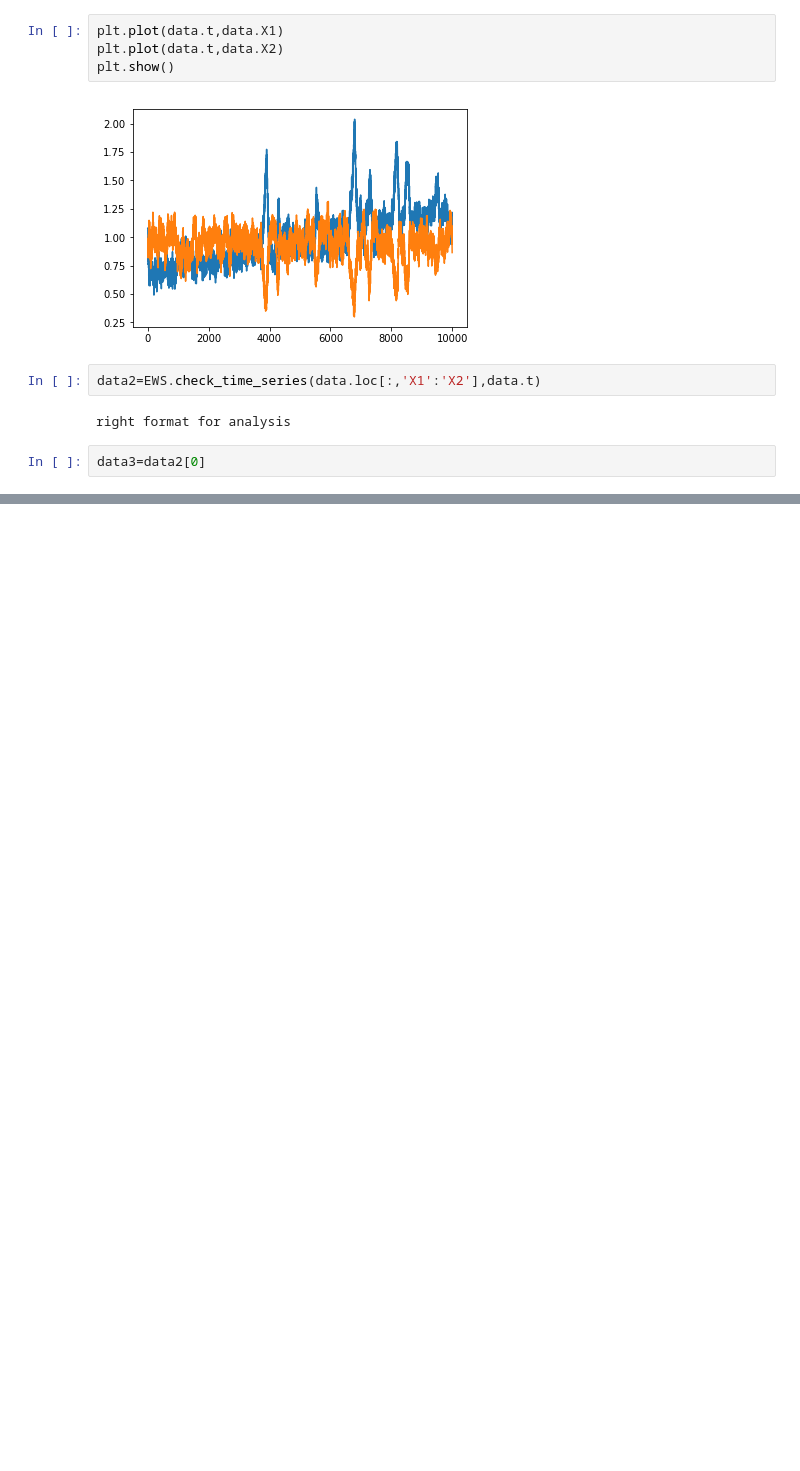
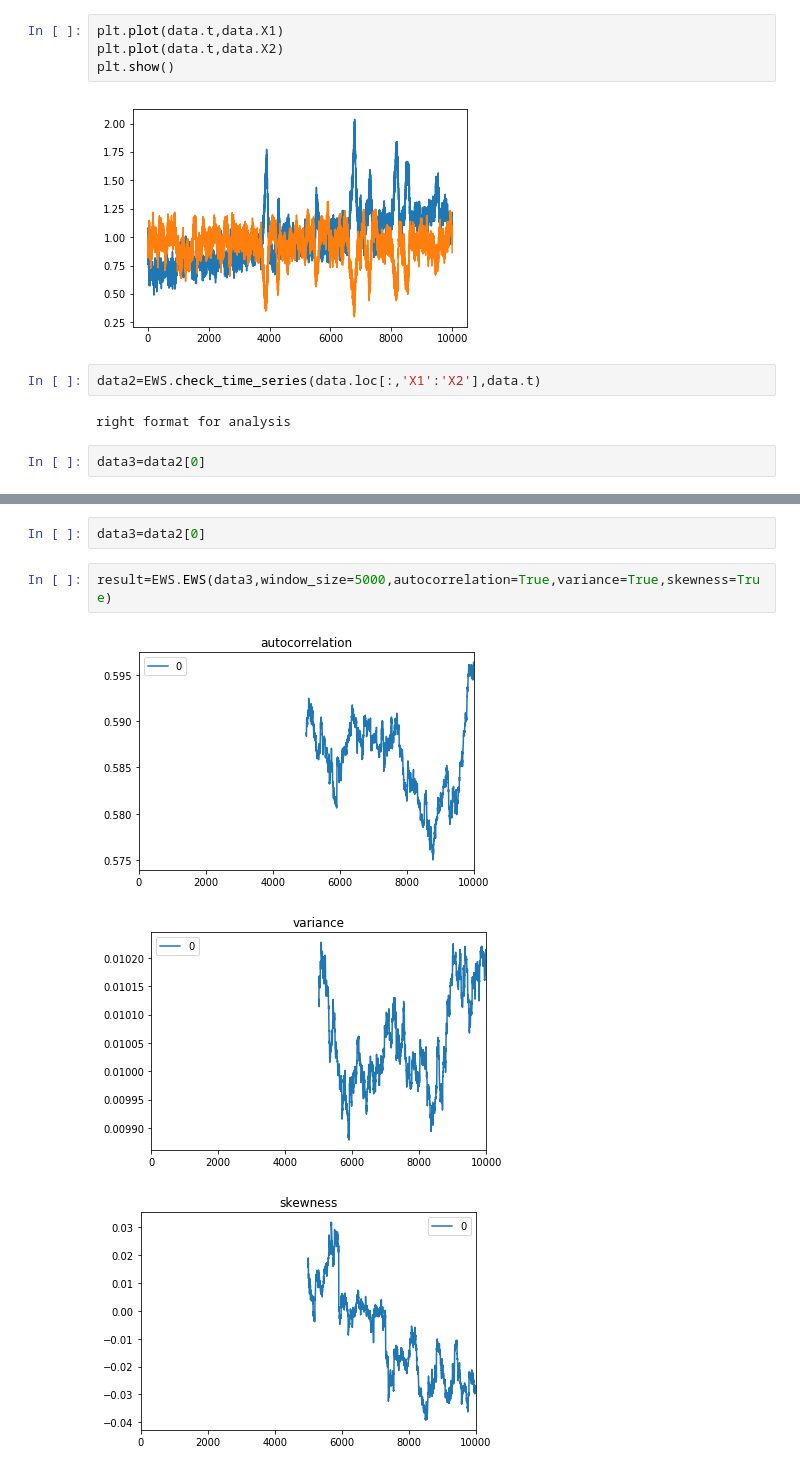
Before and after one commit to gossips/earlywarningsignals, a Jupyter notebook: vignettes/Untitled.ipynb, the cells around one changed output, grey strips where cells are left out. Saved outputs shown, nothing was run; the diff lists cells and outputs as text; blank space fills up the shorter version.

```diff
--- a/vignettes/Untitled.ipynb
+++ b/vignettes/Untitled.ipynb
@@ -37,0 +49,8 @@ EWS.kendalltrend(result['autocorrelation'][:,0])
+# %%
+data3=data2[0]
+# %%
+result=EWS.EWS(data3,window_size=5000,autocorrelation=True,variance=True,skewness=True)
+# %% [output]
+[figure, added]
+[figure, added]
+[figure, added]
```
Also changed, not shown: parts of 6 cells of this notebook.
